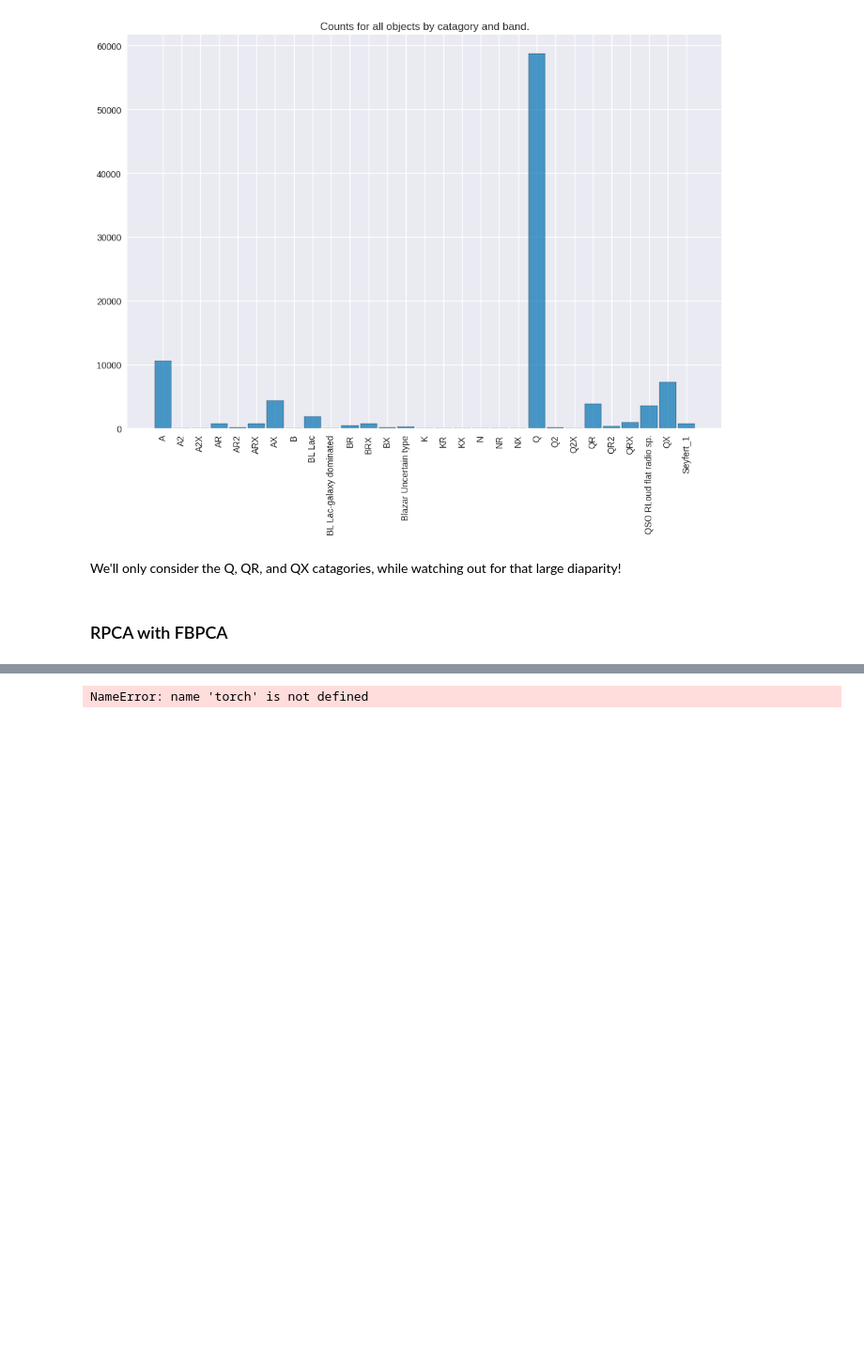
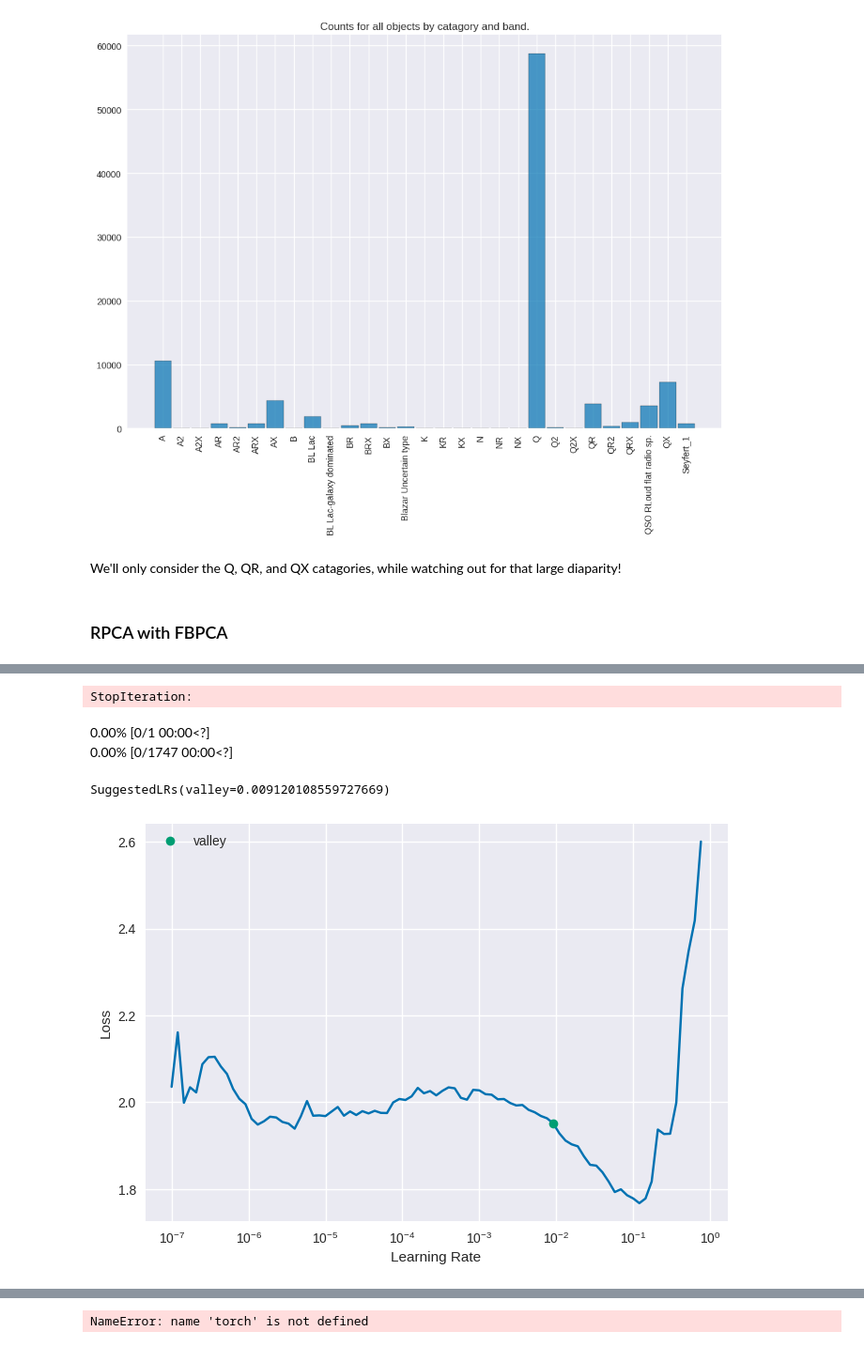
Before and after one commit to sjshamsi/Thesis, a Jupyter notebook: dmdt_Analysis/dmdt_RPCA_application.ipynb, the cells around one changed output, grey strips where cells are left out. Shown at 94% size. Cells and saved outputs as stored; diff of their text form; code cells hidden in the pictures; blank space fills up the shorter version.

```diff
--- a/dmdt_Analysis/dmdt_RPCA_application.ipynb
+++ b/dmdt_Analysis/dmdt_RPCA_application.ipynb
@@ -213,0 +193,5 @@ plt.imshow(S[:, 77].reshape(50, 50))
+# %%
+image_paths = [f"/home/shoaib/Thesis/dmdt_Analysis/Histograms/FBPCA/QSOsOnly_allbands_S_Images/{row['name']}_{row['type']}_{row['band']}.png" for (index, row) in dmdt_by_Name_Band_50x50_df.iterrows()]
+dmdt_by_Name_Band_50x50_df['image_path'] = image_paths
+# %%
+dmdt_by_Name_Band_50x50_df = dmdt_by_Name_Band_50x50_df.sample(frac=0.1)
@@ -213,0 +333,21 @@ plt.imshow(S[:, 77].reshape(50, 50))
+# %%
+dblock = DataBlock(
+    blocks=(ImageBlock, CategoryBlock),
+    get_x=ColReader('image_path'),   # Column with image paths
+    get_y=ColReader('type'),   # Column with image types
+    splitter=RandomSplitter(valid_pct=0.2, seed=42),  # Split 80% train, 20% valid
+    item_tfms=Resize(224),    # Resize for ResNet
+)
+
+dls = dblock.dataloaders(dmdt_by_Name_Band_50x50_df, bs=32)  # Batch size 32
+# %%
+learn = vision_learner(dls, mobilenet_v2, metrics=accuracy, weights=MobileNet_V2_Weights.IMAGENET1K_V1)
+# %% [output]
+StopIteration:
+# %%
+learn.lr_find()
+# %% [output]
+0.00% [0/1 00:00<?]
+0.00% [0/1747 00:00<?]
+SuggestedLRs(valley=0.009120108559727669)
+[figure, added]
```
Also changed, not shown: parts of 25 cells of this notebook, 8 other files.
